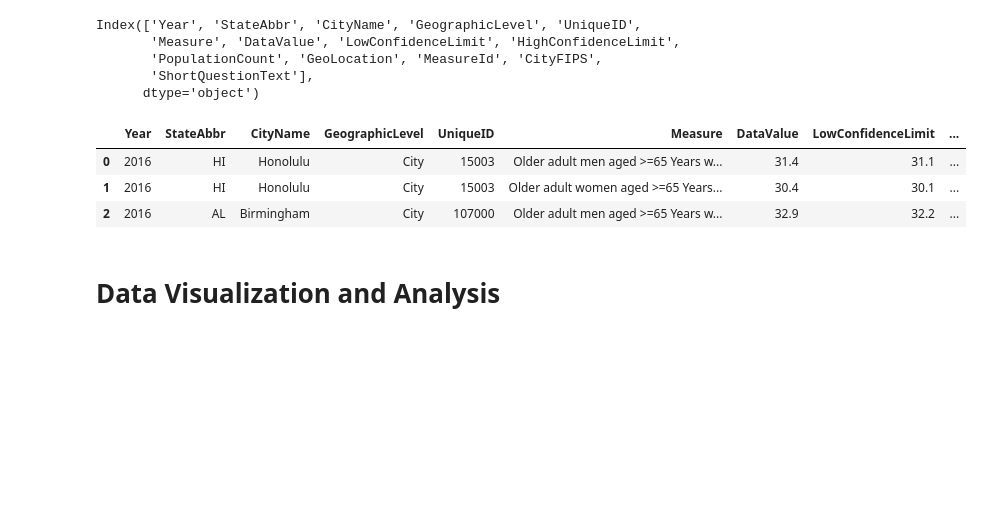
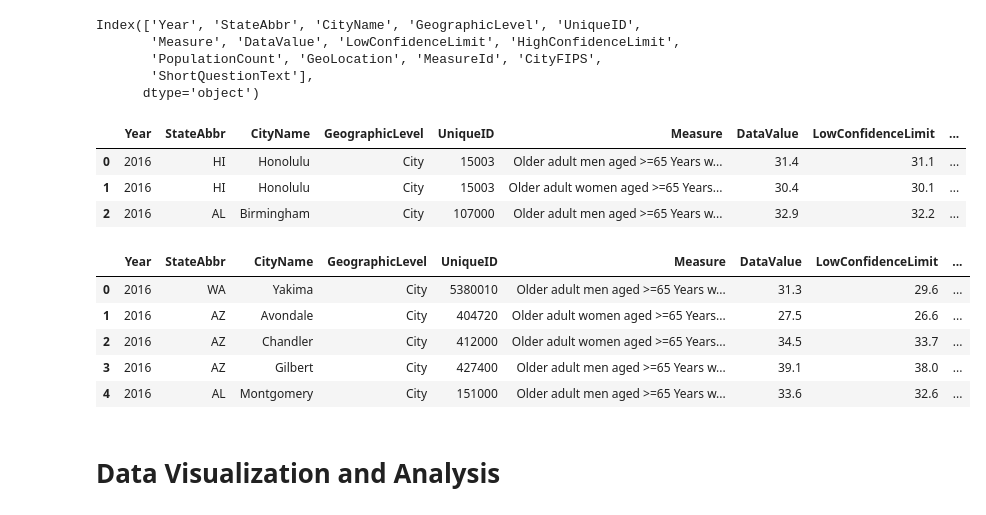
Before and after one commit to Bcliffwm/ait580blog, a Jupyter notebook: source/analysis.ipynb, the cells around one changed output. Saved outputs shown, nothing was run; the diff lists cells and outputs as text; code cells hidden in the pictures; blank space fills up the shorter version.

```diff
--- a/source/analysis.ipynb
+++ b/source/analysis.ipynb
@@ -39,6 +46,29 @@ prevent_df.sort_values(by=['UniqueID'], ascending=True).reset_index().head(3).dr
 | 0 | 2016 | HI | Honolulu | City | 15003 | Older adult men aged >=65 Years w... | 31.4 | 31.1 | ... |
 | 1 | 2016 | HI | Honolulu | City | 15003 | Older adult women aged >=65 Years... | 30.4 | 30.1 | ... |
 | 2 | 2016 | AL | Birmingham | City | 107000 | Older adult men aged >=65 Years w... | 32.9 | 32.2 | ... |
+# %%
+temp_list = []
+
+longs = []
+
+prevent_df['GeoLocation'] = [x.replace('(', '') for x in prevent_df['GeoLocation']]
+prevent_df['GeoLocation'] = [x.replace(')', '') for x in prevent_df['GeoLocation']]
+prevent_df['GeoLocation'] = [x.split(',') for x in prevent_df['GeoLocation']]
+#prevent_df['GeoLocation'] = [float(x) for x in prevent_df['GeoLocation']]
+# %%
+lats = [float(x[0]) for x in prevent_df['GeoLocation']]
+longs = [float(x[1]) for x in prevent_df['GeoLocation']]
+# %%
+prevent_df['lats'] = lats
+prevent_df['longs'] = longs
+prevent_df.head(5)
+# %% [output]
+|  | Year | StateAbbr | CityName | GeographicLevel | UniqueID | Measure | DataValue | LowConfidenceLimit | ... |
+| 0 | 2016 | WA | Yakima | City | 5380010 | Older adult men aged >=65 Years w... | 31.3 | 29.6 | ... |
+| 1 | 2016 | AZ | Avondale | City | 404720 | Older adult women aged >=65 Years... | 27.5 | 26.6 | ... |
+| 2 | 2016 | AZ | Chandler | City | 412000 | Older adult women aged >=65 Years... | 34.5 | 33.7 | ... |
+| 3 | 2016 | AZ | Gilbert | City | 427400 | Older adult men aged >=65 Years w... | 39.1 | 38.0 | ... |
+| 4 | 2016 | AL | Montgomery | City | 151000 | Older adult men aged >=65 Years w... | 33.6 | 32.6 | ... |
 # %% [markdown]
 # Data Visualization and Analysis
 # %%
```
Also changed, not shown: parts of 5 cells of this notebook, 15 other files.
